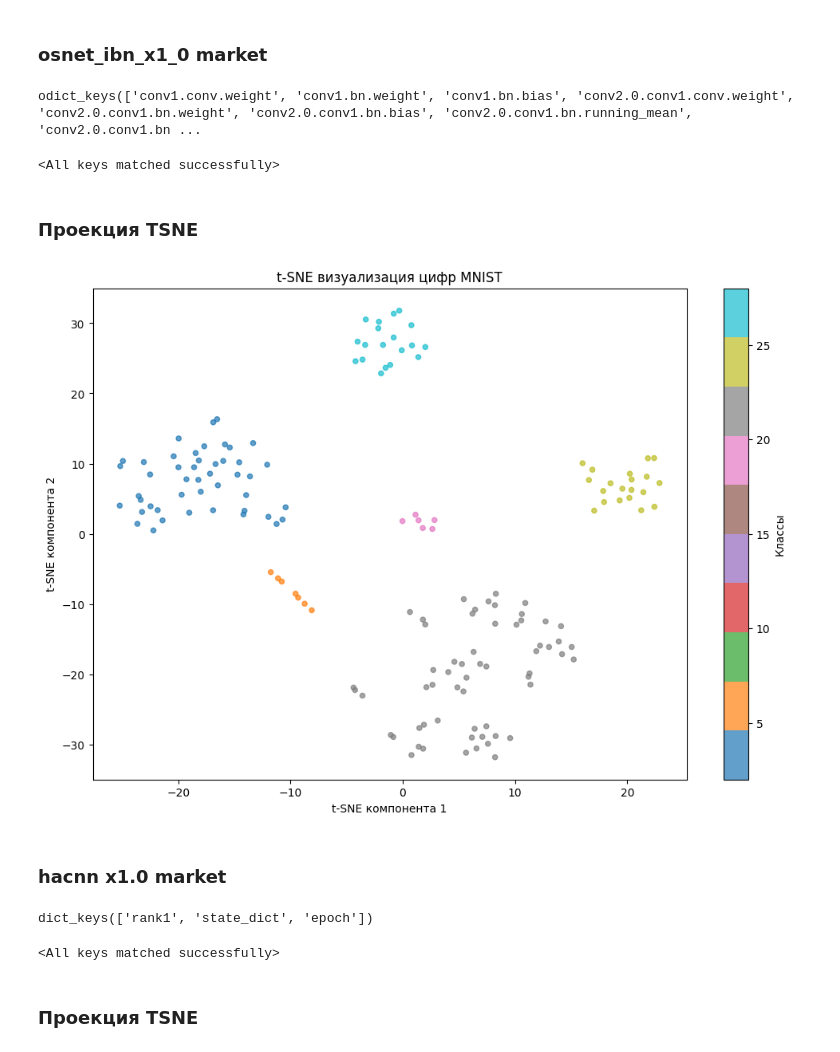
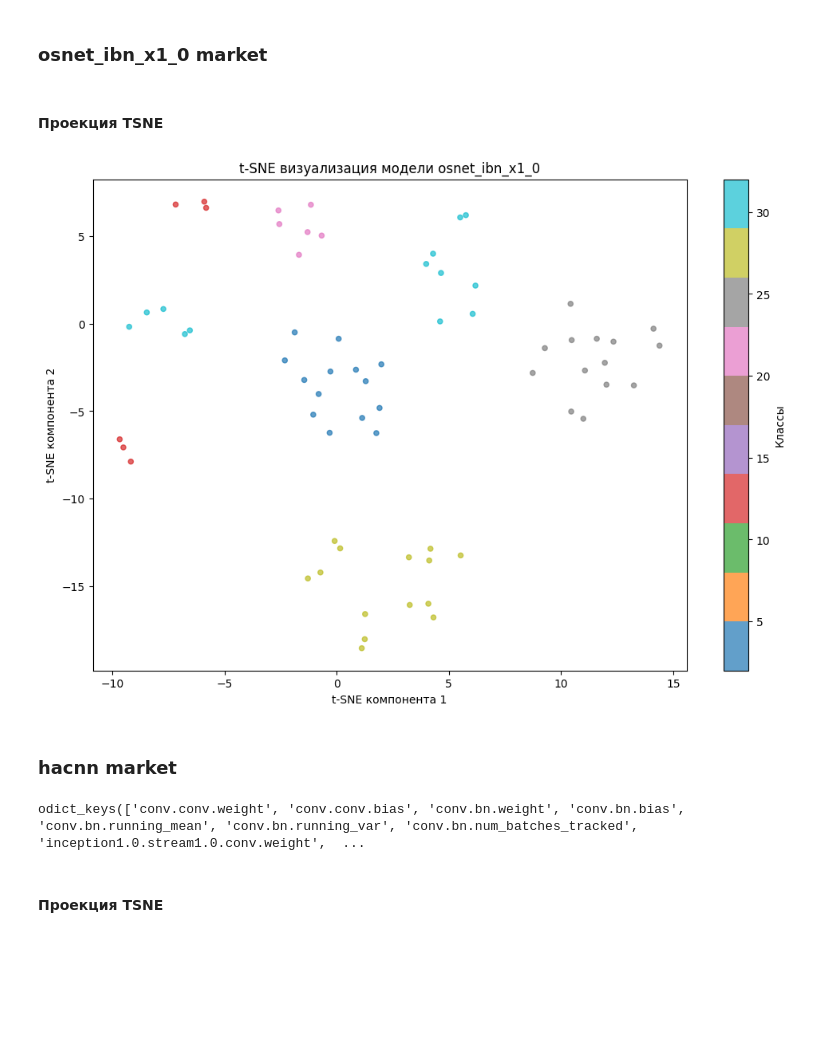
Before and after one commit to Impohimoza/Person-embedding-by-cloth, a Jupyter notebook: Person Embedding Test.ipynb, the cells around one changed output. Saved outputs shown, nothing was run; the diff lists cells and outputs as text; code cells hidden in the pictures; blank space fills up the shorter version.

```diff
--- a/Person Embedding Test.ipynb
+++ b/Person Embedding Test.ipynb
@@ -10,7 +10,7 @@ import torchvision.transforms.functional as F
 from PIL import Image
 # %%
 file_paths = []
-directory = 'data/test'
+directory = 'dataset/test'
 
 for entry in os.listdir(directory):
     full_path = os.path.join(directory, entry)
@@ -189,4 +155,4 @@ plt.show()
 # %% [markdown]
 ### osnet_ibn_x1_0 market
 # %%
-model = models.build_model('osnet_ibn_x1_0', 751, 'triplet', pretrained=False)
+model = models.build_model('osnet_ibn_x1_0', 751, 'triplet', pretrained=True)
@@ -204,4 +158,0 @@ state_dict = torch.load('checkpoint/osnet_ibn_x1_0_market1501_256x128_amsgrad_ep
-# %%
-state_dict.keys()
-# %% [output]
-odict_keys(['conv1.conv.weight', 'conv1.bn.weight', 'conv1.bn.bias', 'conv2.0.conv1.conv.weight', 'conv2.0.conv1.bn.weight', 'conv2.0.conv1.bn.bias', 'conv2.0.conv1.bn.running_mean', 'conv2.0.conv1.bn ...
@@ -210,11 +159,7 @@ state_dict = fix_state_dict(state_dict)
-# %%
-model.load_state_dict(state_dict)
-# %% [output]
-<All keys matched successfully>
 # %%
 res = model(imgs_t)
 # %% [markdown]
-### Проекция TSNE
+#### Проекция TSNE
 # %%
 from sklearn.manifold import TSNE
 import matplotlib.pyplot as plt
@@ -223,19 +168,21 @@ X = res[1].cpu().detach().numpy()
 # %%
 tsne = TSNE(n_components=2, random_state=42, perplexity=13)
 X_tsne = tsne.fit_transform(X)
 
 # Визуализируем с цветами по классам
 plt.figure(figsize=(12, 8))
 scatter = plt.scatter(X_tsne[:, 0], X_tsne[:, 1],
                       c=class_list, cmap='tab10', s=20, alpha=0.7)
 plt.colorbar(scatter, label='Классы')
-plt.title('t-SNE визуализация цифр MNIST')
+plt.title('t-SNE визуализация модели osnet_ibn_x1_0')
 plt.xlabel('t-SNE компонента 1')
 plt.ylabel('t-SNE компонента 2')
 plt.show()
 # %% [output]
-[figure, old version]
+[figure, new version]
 # %% [markdown]
-### hacnn x1.0 market
+### hacnn market
 # %%
-model = models.build_model('hacnn', 751, 'triplet', pretrained=False)
+model = models.build_model('hacnn', 751, 'triplet', pretrained=True)
+# %% [output]
+odict_keys(['conv.conv.weight', 'conv.conv.bias', 'conv.bn.weight', 'conv.bn.bias', 'conv.bn.running_mean', 'conv.bn.running_var', 'conv.bn.num_batches_tracked', 'inception1.0.stream1.0.conv.weight',  ...
@@ -253,4 +188,0 @@ state_dict = torch.load('checkpoint/hacnn_market_xent.pth.tar', weights_only=Fal
-# %%
-state_dict.keys()
-# %% [output]
-dict_keys(['rank1', 'state_dict', 'epoch'])
@@ -259,7 +189,3 @@ state_dict = fix_state_dict(state_dict['state_dict'])
-# %%
-model.load_state_dict(state_dict)
-# %% [output]
-<All keys matched successfully>
 # %%
 model = model.to('cuda')
 # %%
@@ -271,5 +195,5 @@ res_2 = model(imgs_t_160[100:])
 # %% [markdown]
-### Проекция TSNE
+#### Проекция TSNE
 # %%
 from sklearn.manifold import TSNE
 import matplotlib.pyplot as plt
```
Also changed, not shown: parts of 32 cells of this notebook, 4 other files.
